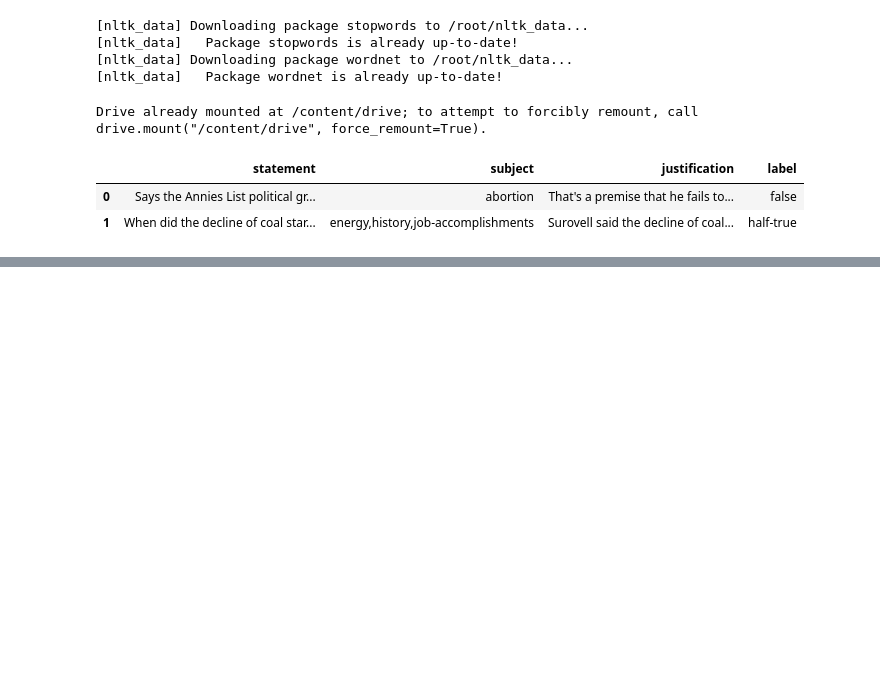
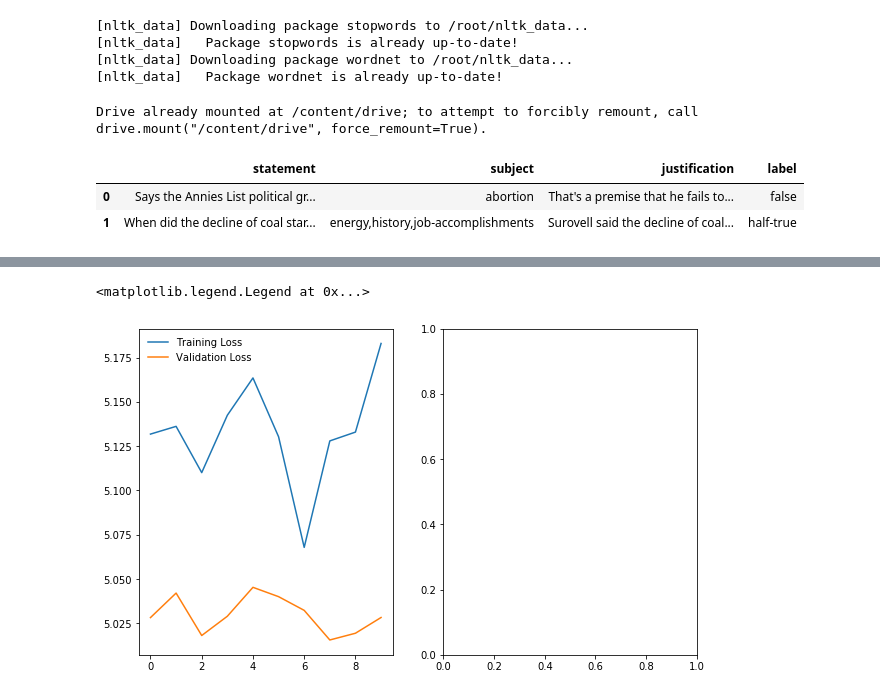
Before and after one commit to smara97/Fake-News-Detection, a Jupyter notebook: liarplus.ipynb, the cells around one changed output, grey strips where cells are left out. Saved outputs shown, nothing was run; the diff lists cells and outputs as text; code cells hidden in the pictures; blank space fills up the shorter version.

```diff
--- a/liarplus.ipynb
+++ b/liarplus.ipynb
@@ -450,21 +434,23 @@ NN(
 )
 # %%
 """
-Learning rate 0.01
+Learning rate 0.001
 create Binary Cross Entropy Loss function
 Create Adam optimizer to optimization parameters of NN ( Embedding , Linear Layers )
 
 """
-lr=0.01
+lr=0.001
 
 net.cuda()
 criterion = nn.BCELoss()
 
 optimizer = torch.optim.Adam(net.parameters(), lr=lr)
 # %%
-""" 4 Number Epoch """
+""" 10 Number Epoch """
 
-epochs = 4
+LtraininVis,LvalidVis=[],[]
+
+epochs = 10
 
 net.train()
 
@@ -496,7 +482,7 @@ for e in range(epochs):
 
     optimizer.step()
 
-  print("Epoch: {}/{}...".format(e+1, epochs),"Training Finished")
+
 
   with torch.no_grad():
 
@@ -517,6 +503,8 @@ for e in range(epochs):
 
     net.train()
 
+    LtraininVis.append(np.mean(losses))
+    LvalidVis.append(np.mean(val_losses))
     print("Epoch: {}/{}...".format(e+1, epochs),
           "Tarining Loss: {:.6f}...".format(np.mean(losses)),
           "Val Loss: {:.6f}".format(np.mean(val_losses)),
@@ -524,0 +524,9 @@ for e in range(epochs):
+# %%
+fig, (ax1, ax2) = plt.subplots(1, 2, figsize=(10, 6))
+ax1.plot(LtraininVis,label='Training Loss')
+ax1.plot(LvalidVis,label='Validation Loss')
+
+ax1.legend(frameon=False)
+# %% [output]
+<matplotlib.legend.Legend at 0x...>
+[figure, added]
```
Also changed, not shown: parts of 3 cells of this notebook.
